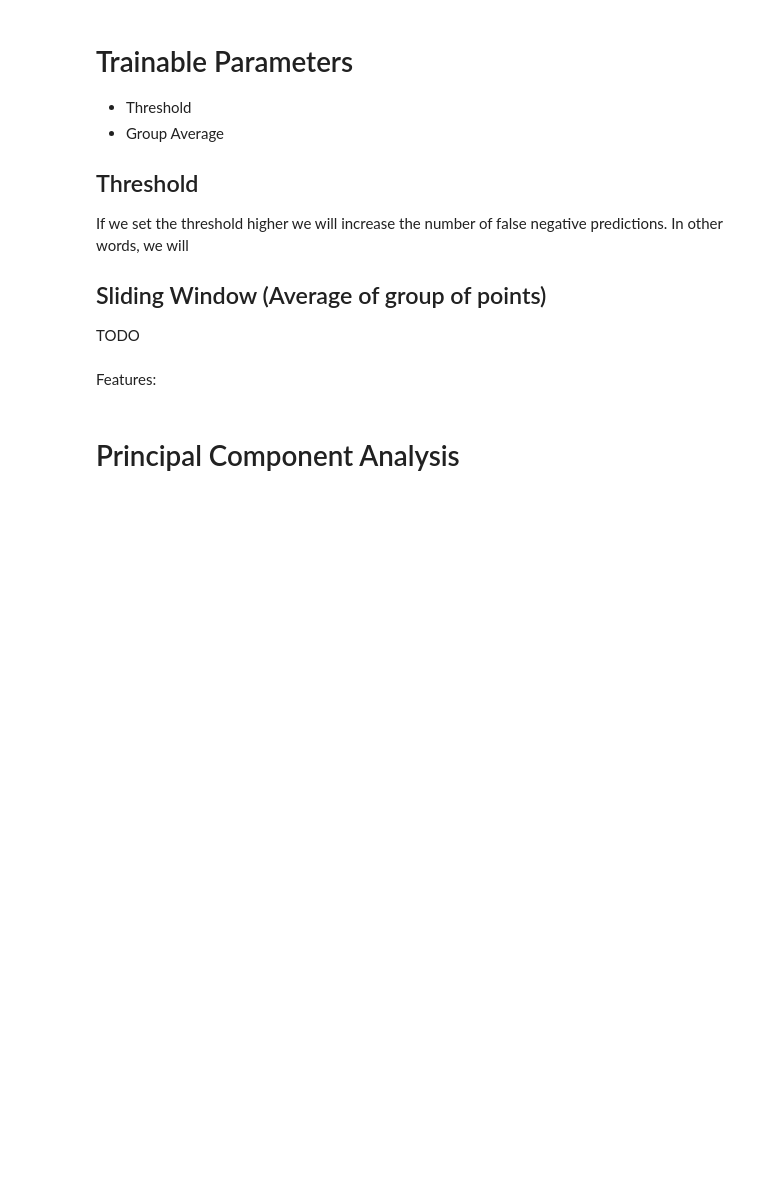
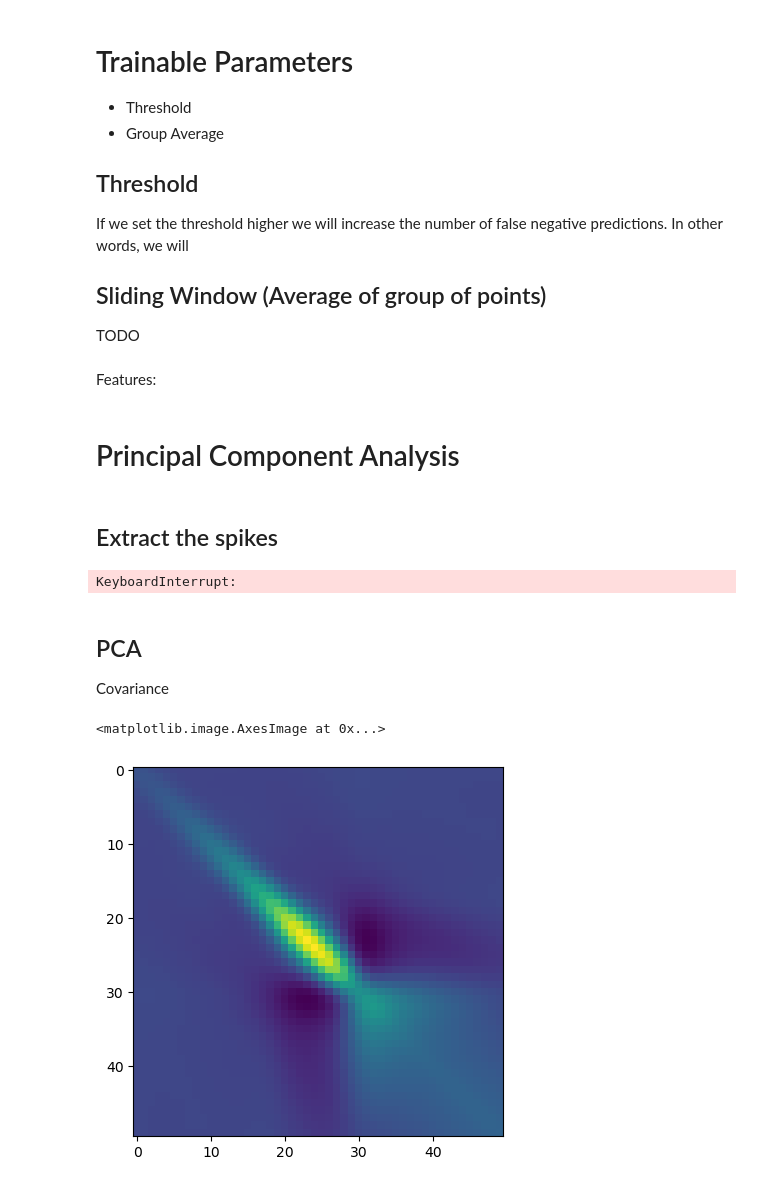
Before and after one commit to Hydropic/Unsupervised-Team-8, a Jupyter notebook: problem-1/understanding-the-data_jette.ipynb, the cells around one changed output. Drawn from its saved outputs; the diff is of its cells as text; code cells hidden in the pictures; blank space fills up the shorter version.

```diff
--- a/problem-1/understanding-the-data_jette.ipynb
+++ b/problem-1/understanding-the-data_jette.ipynb
@@ -465,0 +539,45 @@ Features:
+# %% [markdown]
+## Extract the spikes
+# %%
+# TODO: Exchange this with optimal method (Local Outlier Factor)
+# params
+threshold_param = 2.7
+left_interval = 30
+right_interval = 20
+
+# data
+data = mat_file['data'][0]
+spike_times = mat_file['spike_times'][0][0][0]
+
+
+# mean and stdv
+mean = np.mean(data, axis=0)
+std_dev = np.std(data, axis=0)
+
+
+threshold = mean + threshold_param * std_dev
+
+def detect_spikes(data, threshold):
+    return np.where((data > threshold).astype(int) == 1)[0]
+
+detected_spike_times = detect_spikes(data, threshold)
+
+detected_spikes = []
+
+for t in detected_spike_times:
+    spike = data[t-left_interval:t+right_interval]
+    detected_spikes.append(spike)
+# %% [output]
+KeyboardInterrupt:
+# %% [markdown]
+## PCA
+
+Covariance
+# %%
+covariance = np.cov(detected_spikes, rowvar=False)
+
+fig, ax = plt.subplots(nrows=1, ncols=1)
+ax.imshow(covariance)
+# %% [output]
+<matplotlib.image.AxesImage at 0x...>
+[figure, added]
```
Also changed, not shown: parts of 14 cells of this notebook.
